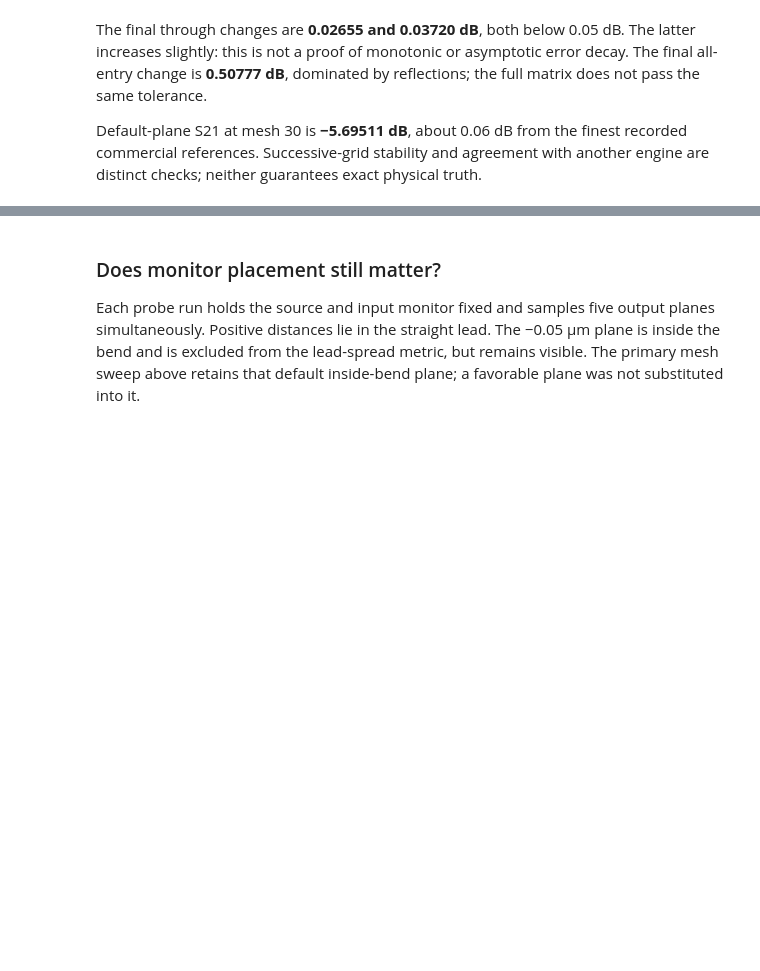
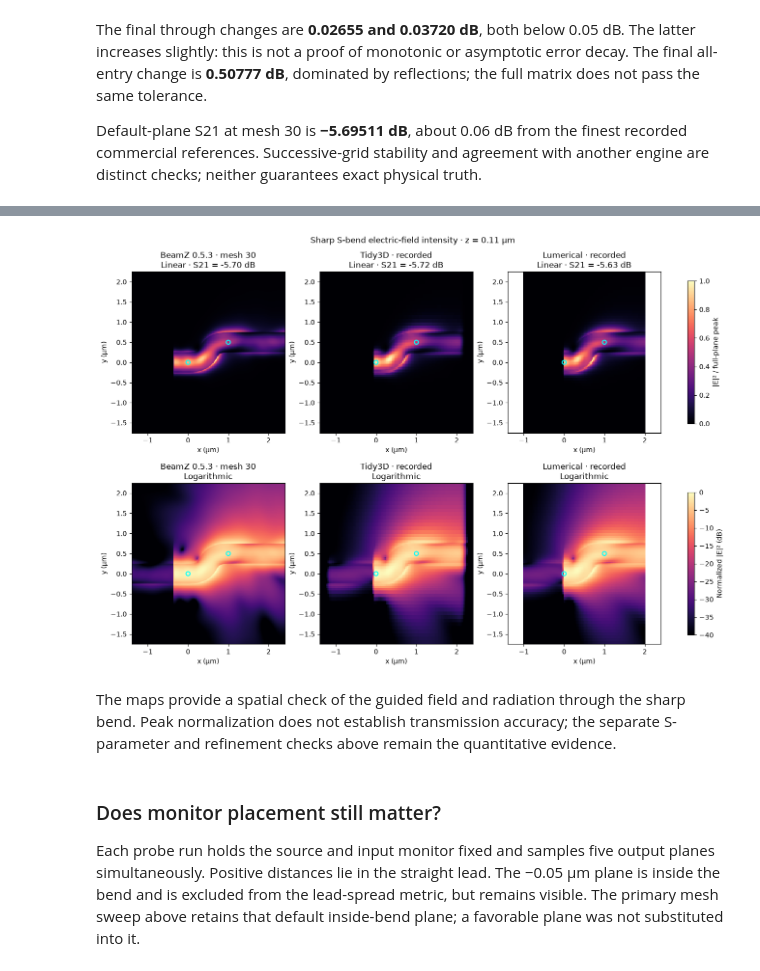
Before and after one commit to SiEPIC/gds_fdtd, a Jupyter notebook: examples/06_convergence_and_caching/06_convergence_and_caching.ipynb, the cells around one changed output, grey strips where cells are left out. Saved outputs shown, nothing was run; the diff lists cells and outputs as text; code cells hidden in the pictures; blank space fills up the shorter version.

Commit message:
Add BeamZ 0.5.3 field intensity comparison to convergence notebook

```diff
--- a/examples/06_convergence_and_caching/06_convergence_and_caching.ipynb
+++ b/examples/06_convergence_and_caching/06_convergence_and_caching.ipynb
@@ -485,3 +509,57 @@ another engine are distinct checks; neither guarantees exact physical truth.
+# %%
+field_053 = json.loads((REC / "sbend_beamz_053_intensity.json").read_text())
+assert field_053["beamz"] == "0.5.3" and field_053["mesh"] == 30
+assert field_053["gds_sha256"] == records[-1].record["gds_sha256"]
+e2_053 = np.asarray(field_053["intensity_normalized"])
+assert e2_053.shape == (len(field_053["y_um"]), len(field_053["x_um"]))
+assert np.isfinite(e2_053).all() and np.all((e2_053 >= 0) & (e2_053 <= 1))
+current_panels = [
+    (
+        "BeamZ 0.5.3 · mesh 30",
+        field_053["x_um"],
+        field_053["y_um"],
+        e2_053,
+        db_at(records[-1], 2, 1),
+    ),
+    ("Tidy3D · recorded", t3["x"], t3["y"], t3["E2"].T / t3["E2"].max(), float(t3["s21"])),
+    ("Lumerical · recorded", lu["x"], lu["y"], lu["E2"].T / lu["E2"].max(), float(lu["s21"])),
+]
+fig, axes = plt.subplots(2, 3, figsize=(13, 9), layout="constrained")
+for col, (name, x, y, intensity, s21) in enumerate(current_panels):
+    linear = axes[0, col].pcolormesh(
+        x, y, intensity, shading="nearest", cmap="magma", vmin=0, vmax=1
+    )
+    logarithmic = axes[1, col].pcolormesh(
+        x,
+        y,
+        10 * np.log10(np.clip(intensity, 1e-4, 1)),
+        shading="nearest",
+        cmap="magma",
+        vmin=-40,
+        vmax=0,
+    )
+    axes[0, col].set_title(f"{name}\nLinear · S21 = {s21:+.2f} dB")
+    axes[1, col].set_title(f"{name}\nLogarithmic")
+    for ax in axes[:, col]:
+        ax.scatter([0, 1], [0, 0.5], s=36, edgecolor="cyan", facecolor="none", lw=1.5)
+        ax.set(
+            xlim=(cx - 1.9, cx + 1.9),
+            ylim=(cy - 2, cy + 2),
+            xlabel="x (µm)",
+            ylabel="y (µm)",
+            aspect="equal",
+        )
+fig.colorbar(linear, ax=axes[0, :], label="|E|² / full-plane peak", shrink=0.75)
+fig.colorbar(logarithmic, ax=axes[1, :], label="Normalized |E|² (dB)", shrink=0.75)
+fig.suptitle("Sharp S-bend electric-field intensity · z = 0.11 µm")
+plt.show()
+# %% [output]
+[figure, added]
+# %% [markdown]
+The maps provide a spatial check of the guided field and radiation through
+the sharp bend. Peak normalization does not establish transmission accuracy;
+the separate S-parameter and refinement checks above remain the quantitative
+evidence.
 # %% [markdown]
 ### Does monitor placement still matter?
 
```
Also changed, not shown: parts of 1 cell of this notebook, 5 other files.
